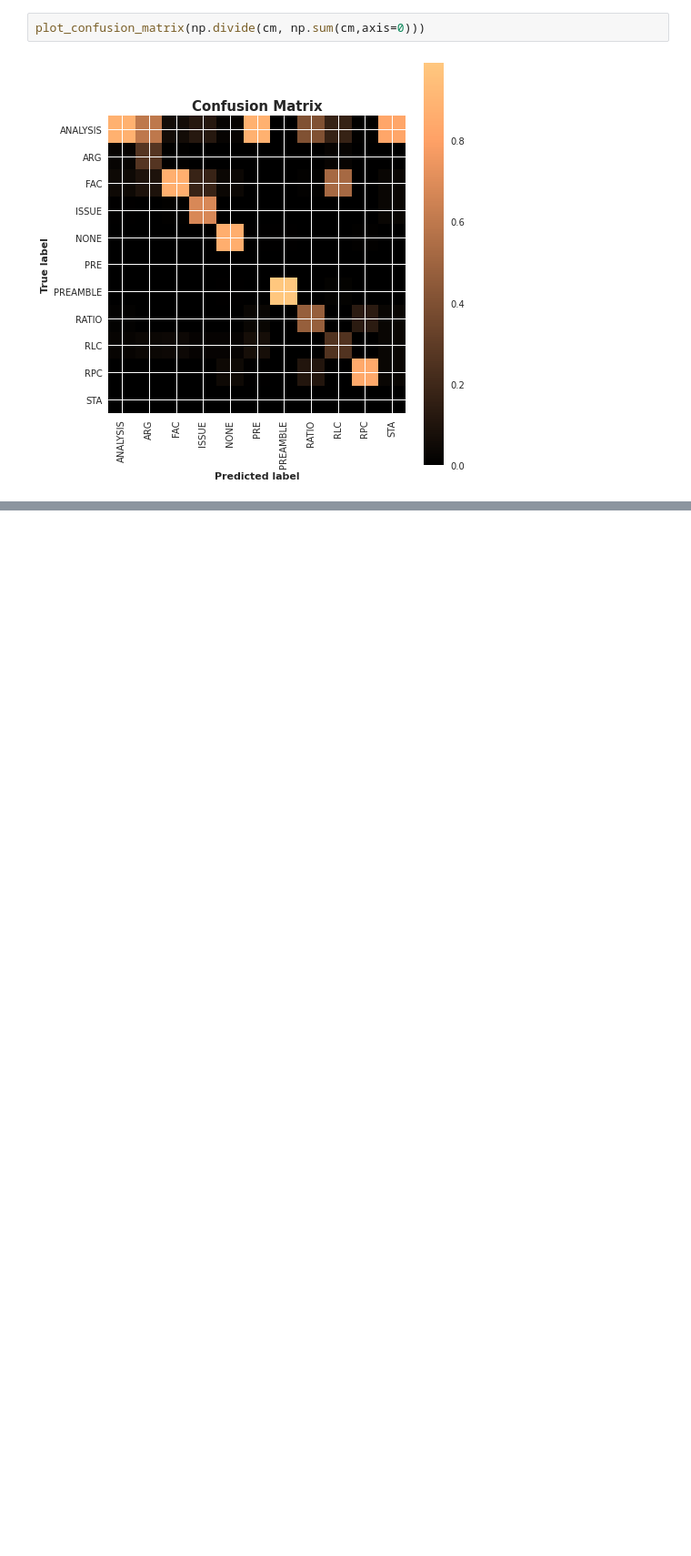
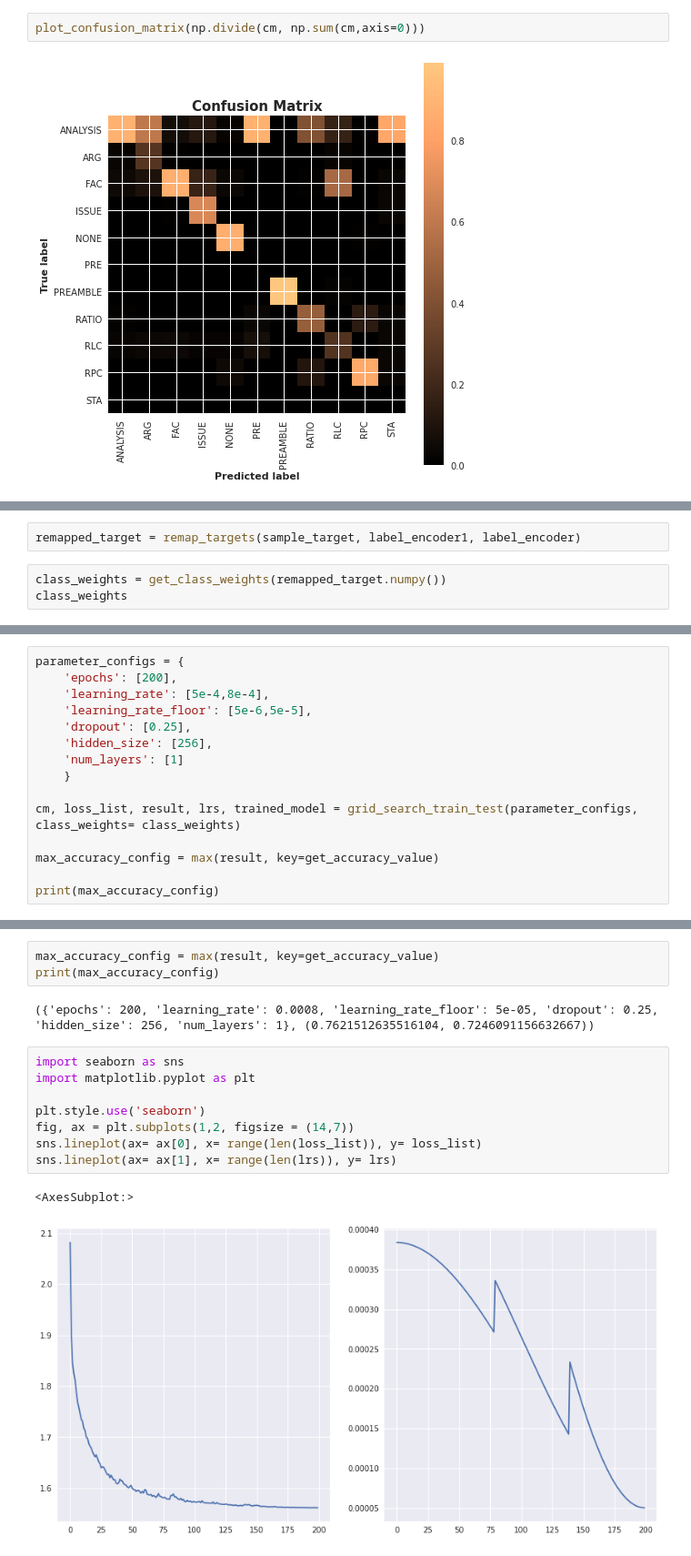
Before and after one commit to tsither/Rhetorical-Role-Classifier, a Jupyter notebook: jupyter_notebooks/kshitij_test.ipynb, the cells around one changed output, grey strips where cells are left out. Shown at 91% size. Saved outputs shown, nothing was run; the diff lists cells and outputs as text; blank space fills up the shorter version.

```diff
--- a/jupyter_notebooks/kshitij_test.ipynb
+++ b/jupyter_notebooks/kshitij_test.ipynb
@@ -398,0 +457,5 @@ plot_confusion_matrix(np.divide(cm, np.sum(cm,axis=0)))
+# %%
+remapped_target = remap_targets(sample_target, label_encoder1, label_encoder)
+# %%
+class_weights = get_class_weights(remapped_target.numpy())
+class_weights
@@ -398,0 +525,15 @@ plot_confusion_matrix(np.divide(cm, np.sum(cm,axis=0)))
+# %%
+parameter_configs = {
+    'epochs': [200],
+    'learning_rate': [5e-4,8e-4],
+    'learning_rate_floor': [5e-6,5e-5],
+    'dropout': [0.25],
+    'hidden_size': [256],
+    'num_layers': [1]
+    }
+
+cm, loss_list, result, lrs, trained_model = grid_search_train_test(parameter_configs, class_weights= class_weights)
+
+max_accuracy_config = max(result, key=get_accuracy_value)
+
+print(max_accuracy_config)
@@ -398,0 +556,16 @@ plot_confusion_matrix(np.divide(cm, np.sum(cm,axis=0)))
+# %%
+max_accuracy_config = max(result, key=get_accuracy_value)
+print(max_accuracy_config)
+# %% [output]
+({'epochs': 200, 'learning_rate': 0.0008, 'learning_rate_floor': 5e-05, 'dropout': 0.25, 'hidden_size': 256, 'num_layers': 1}, (0.7621512635516104, 0.7246091156632667))
+# %%
+import seaborn as sns
+import matplotlib.pyplot as plt
+
+plt.style.use('seaborn')
+fig, ax = plt.subplots(1,2, figsize = (14,7))
+sns.lineplot(ax= ax[0], x= range(len(loss_list)), y= loss_list)
+sns.lineplot(ax= ax[1], x= range(len(lrs)), y= lrs)
+# %% [output]
+<AxesSubplot:>
+[figure, added]
```
Also changed, not shown: parts of 36 cells of this notebook, 2 other files.
